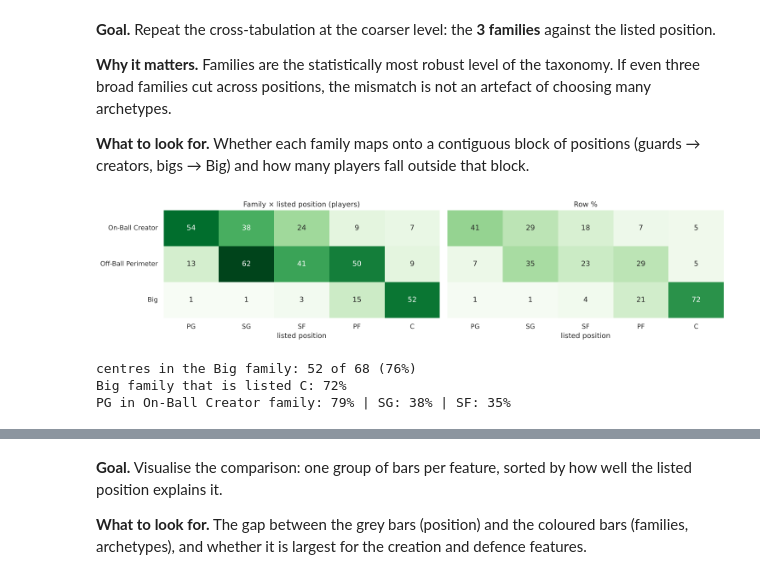
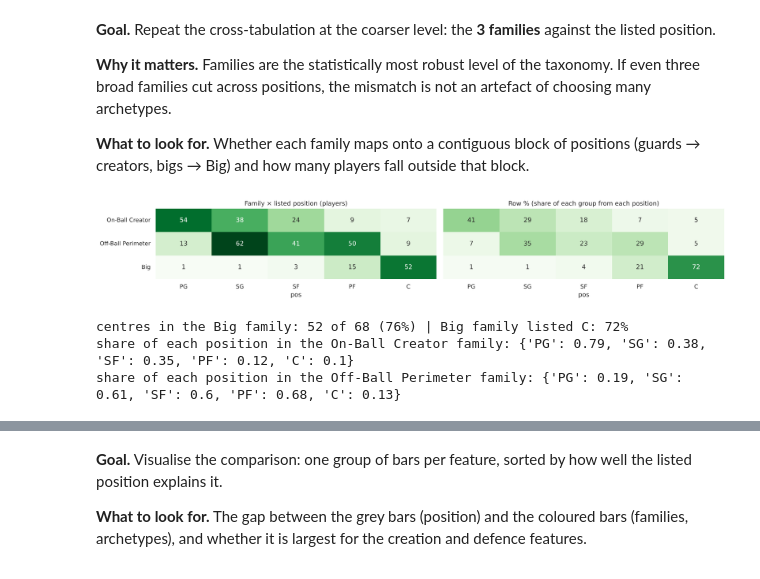
Before and after one commit to nirelkat/NBA_ModernAge_Position, a Jupyter notebook: notebooks/06_Validation.ipynb, the cells around one changed output, grey strips where cells are left out. Saved outputs shown, nothing was run; the diff lists cells and outputs as text; code cells hidden in the pictures.

```diff
--- a/notebooks/06_Validation.ipynb
+++ b/notebooks/06_Validation.ipynb
@@ -153,12 +163,12 @@ for a, b in pairs[:4]:
     n = null[(a, b)]
     perm_rows.append({'grouping': a, 'compared with': b, 'observed ARI': obs, 'null mean': n.mean(),
                       'null sd': n.std(), 'null max': n.max(), 'z vs. null': (obs - n.mean()) / n.std(),
-                      'p (one-sided)': ((n >= obs).sum() + 1) / (N_PERM + 1)})
+                      'p (permutation)': ((n >= obs).sum() + 1) / (N_PERM + 1)})
 perm = pd.DataFrame(perm_rows)
 
 fig, axes = plt.subplots(1, 4, figsize=(19, 3.8), sharey=True)
 for ax, (a, b), r in zip(axes, pairs[:4], perm_rows):
-    ax.hist(null[(a, b)], bins=30, color='lightgrey', edgecolor='grey', label='shuffled labels')
+    ax.hist(null[(a, b)], bins=30, color='grey', edgecolor='grey', label='shuffled labels')
     ax.axvline(r['observed ARI'], color='crimson', lw=2.5, label=f"observed = {r['observed ARI']:.3f}")
     ax.axvline(adjusted_rand_score(LABELS['listed position'], LABELS['played position']), color='black', ls='--',
                lw=1.2, label='listed vs. played position')
@@ -167,6 +177,6 @@ for ax, (a, b), r in zip(axes, pairs[:4], perm_rows):
 axes[0].set_ylabel(f'count ({N_PERM} shuffles)')
 plt.suptitle('Observed ARI vs. the chance distribution (labels shuffled, group sizes kept)', y=1.03)
 plt.tight_layout(); plt.show()
-perm.round({'observed ARI': 3, 'null mean': 4, 'null sd': 4, 'null max': 4, 'z vs. null': 1, 'p (one-sided)': 4})
+perm.round({'observed ARI': 3, 'null mean': 4, 'null sd': 4, 'null max': 4, 'z vs. null': 1, 'p (permutation)': 4})
 # %% [output]
 [figure]
@@ -285,23 +262,16 @@ cut across positions, the mismatch is not an artefact of choosing many archetype
 how many players fall outside that block.
 # %%
 fam_ct = pd.crosstab(arch['family'], arch['pos']).loc[FAM_ORDER, POS_ORDER]
-fam_row = fam_ct.div(fam_ct.sum(axis=1), axis=0) * 100
-fig, ax = plt.subplots(1, 2, figsize=(15, 3.6))
-sns.heatmap(fam_ct, annot=True, fmt='d', cmap='Greens', cbar=False, ax=ax[0])
-ax[0].set(title='Family × listed position (players)', xlabel='listed position', ylabel='')
-sns.heatmap(fam_row, annot=True, fmt='.0f', cmap='Greens', cbar=False, vmin=0, vmax=100, ax=ax[1])
-ax[1].set(title='Row %', xlabel='listed position', ylabel=''); ax[1].set_yticklabels([])
-plt.tight_layout(); plt.show()
-
-bigs = arch['pos'].isin(['PF', 'C'])
+heat_pair(fam_ct, 'Family × listed position', 'Greens')
 print(f"centres in the Big family: {fam_ct.loc['Big', 'C']} of {fam_ct['C'].sum()} "
-      f"({fam_ct.loc['Big', 'C'] / fam_ct['C'].sum():.0%})")
-print(f"Big family that is listed C: {fam_ct.loc['Big', 'C'] / fam_ct.loc['Big'].sum():.0%}")
-print(f"PG in On-Ball Creator family: {fam_ct.loc['On-Ball Creator', 'PG'] / fam_ct['PG'].sum():.0%} | "
-      f"SG: {fam_ct.loc['On-Ball Creator', 'SG'] / fam_ct['SG'].sum():.0%} | "
-      f"SF: {fam_ct.loc['On-Ball Creator', 'SF'] / fam_ct['SF'].sum():.0%}")
+      f"({fam_ct.loc['Big', 'C'] / fam_ct['C'].sum():.0%}) | Big family listed C: "
+      f"{fam_ct.loc['Big', 'C'] / fam_ct.loc['Big'].sum():.0%}")
+print('share of each position in the On-Ball Creator family:',
+      (fam_ct.loc['On-Ball Creator'] / fam_ct.sum()).round(2).to_dict())
+print('share of each position in the Off-Ball Perimeter family:',
+      (fam_ct.loc['Off-Ball Perimeter'] / fam_ct.sum()).round(2).to_dict())
 # %% [output]
-[figure, old version]
+[figure, new version]
-centres in the Big family: 52 of 68 (76%)
-Big family that is listed C: 72%
-PG in On-Ball Creator family: 79% | SG: 38% | SF: 35%
+centres in the Big family: 52 of 68 (76%) | Big family listed C: 72%
+share of each position in the On-Ball Creator family: {'PG': 0.79, 'SG': 0.38, 'SF': 0.35, 'PF': 0.12, 'C': 0.1}
+share of each position in the Off-Ball Perimeter family: {'PG': 0.19, 'SG': 0.61, 'SF': 0.6, 'PF': 0.68, 'C': 0.13}
```
Also changed, not shown: parts of 42 cells of this notebook, 3 other files.
